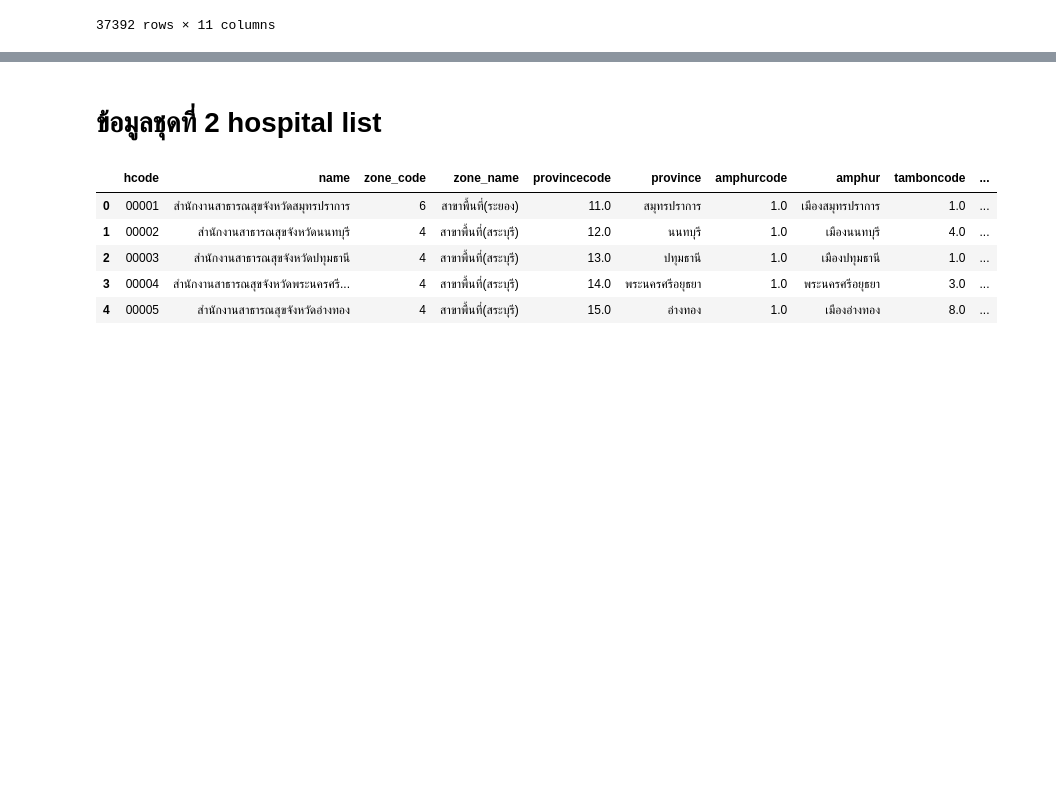
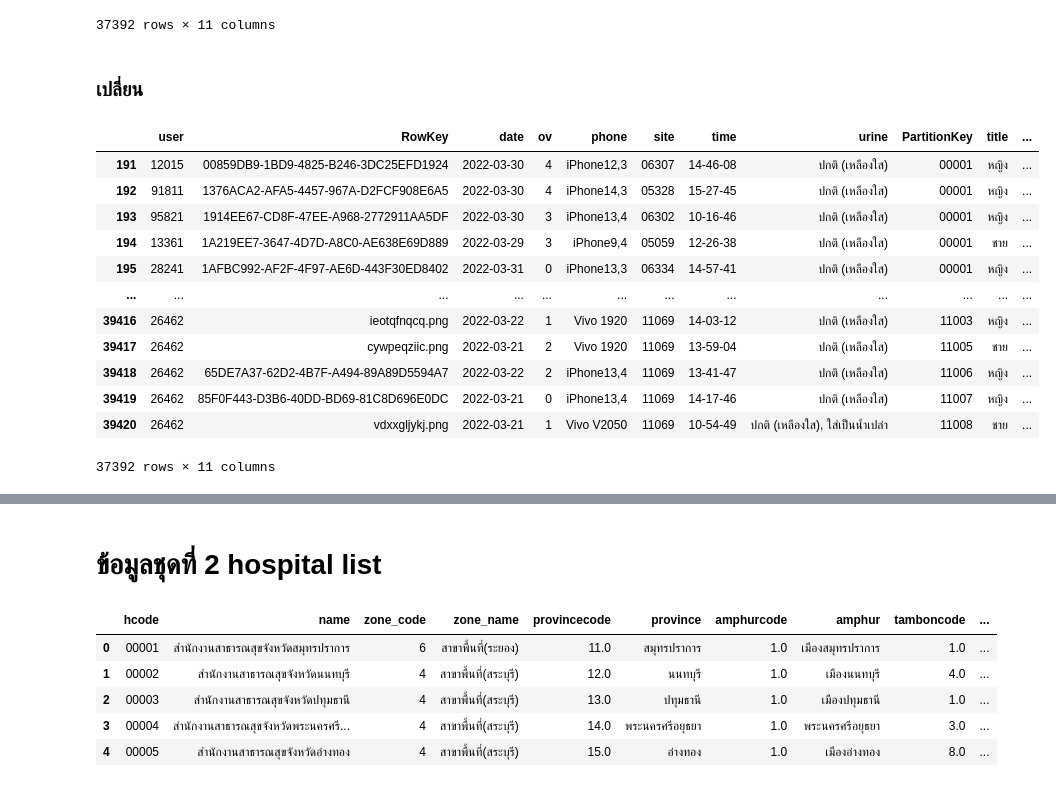
Before and after one commit to naruemonssp/data_viz_2022, a Jupyter notebook: Final_DataViz2022.ipynb, the cells around one changed output, grey strips where cells are left out. Cells and saved outputs as stored; diff of their text form; code cells hidden in the pictures; blank space fills up the shorter version.

```diff
--- a/Final_DataViz2022.ipynb
+++ b/Final_DataViz2022.ipynb
@@ -342,3 +332,31 @@ data_drop
 | 39419 | 26462 | 85F0F443-D3B6-40DD-BD69-81C8D696E0DC | 2022-03-21 | 0 | iPhone13,4 | 11069 | 14-17-46 | ปกติ (เหลืองใส) | 11007 | นาง | ... |
 | 39420 | 26462 | vdxxgljykj.png | 2022-03-21 | 1 | Vivo V2050 | 11069 | 10-54-49 | ปกติ (เหลืองใส), ใส่เป็นน้ำเปล่า | 11008 | นาย | ... |
 37392 rows × 11 columns
+# %% [markdown]
+### เปลี่ยน
+# %%
+data_gender = data_drop.replace({'  นาง':'หญิง', ' นาง':'หญิง', ' นางสาว':'หญิง',  ' นาย':'ชาย', 'Mrs':'หญิง',
+                                            'ชาย':'ชาย', 'ด.ช.':'ชาย', 'ด.ญ.':'หญิง',  'ด.ต.':'ไม่ระบุ',
+                                             'น':'ชาย', 'น.ส':'หญิง', 'น.ส ':'หญิง', 'น.ส.':'หญิง', 'นส':'หญิง',
+                                            'นส.':'หญิง',  'นาง.':'หญิง', 'นาง ':'หญิง',  'นาง':'หญิง', 'นส. ':'หญิง',
+                                             'นางl':'หญิง', 'นางสาว':'หญิง',  'นางสาว ':'หญิง', 'นางสาว                   ':'หญิง',  'นาน':'ชาย',
+                                            'นาว':'หญิง', 'นาย  ':'ชาย', 'นาย ':'ชาย', 'นาย':'ชาย',  'นาบ':'ชาย',
+                                            'นาวสาว':'หญิง',  'นา่ง':'หญิง', 'น่าย':'ชาย',  'พจอ.':'ไม่ระบุ', 'พระ':'ชาย',
+                                             'พระครุ':'ชาย', 'พระปลัด':'ชาย', 'พลฯ':'ไม่ระบุ',  'ร.ต.':'ไม่ระบุ', 'ร.ต.ต.':'ไม่ระบุ',
+                                             'ว่าที่ ร.ท.':'ไม่ระบุ', 'ว่าที่ ร.ต.':'ไม่ระบุ', 'รต.':'ไม่ระบุ', 'ร.ต.อ.':'ไม่ระบุ', 'ร.ต.ท.':'ไม่ระบุ',
+                                            'ว่าที่ร้อยตรี':'ไม่ระบุ', 'ส.อ.':'ไม่ระบุ',  'ืนาง':'หญิง', 'เด็กชาย':'ชาย', 'เด็กหญิง':'หญิง'})
+data_gender
+# %% [output]
+|  | user | RowKey | date | ov | phone | site | time | urine | PartitionKey | title | ... |
+| 191 | 12015 | 00859DB9-1BD9-4825-B246-3DC25EFD1924 | 2022-03-30 | 4 | iPhone12,3 | 06307 | 14-46-08 | ปกติ (เหลืองใส) | 00001 | หญิง | ... |
+| 192 | 91811 | 1376ACA2-AFA5-4457-967A-D2FCF908E6A5 | 2022-03-30 | 4 | iPhone14,3 | 05328 | 15-27-45 | ปกติ (เหลืองใส) | 00001 | หญิง | ... |
+| 193 | 95821 | 1914EE67-CD8F-47EE-A968-2772911AA5DF | 2022-03-30 | 3 | iPhone13,4 | 06302 | 10-16-46 | ปกติ (เหลืองใส) | 00001 | หญิง | ... |
+| 194 | 13361 | 1A219EE7-3647-4D7D-A8C0-AE638E69D889 | 2022-03-29 | 3 | iPhone9,4 | 05059 | 12-26-38 | ปกติ (เหลืองใส) | 00001 | ชาย | ... |
+| 195 | 28241 | 1AFBC992-AF2F-4F97-AE6D-443F30ED8402 | 2022-03-31 | 0 | iPhone13,3 | 06334 | 14-57-41 | ปกติ (เหลืองใส) | 00001 | หญิง | ... |
+| ... | ... | ... | ... | ... | ... | ... | ... | ... | ... | ... | ... |
+| 39416 | 26462 | ieotqfnqcq.png | 2022-03-22 | 1 | Vivo 1920 | 11069 | 14-03-12 | ปกติ (เหลืองใส) | 11003 | หญิง | ... |
+| 39417 | 26462 | cywpeqziic.png | 2022-03-21 | 2 | Vivo 1920 | 11069 | 13-59-04 | ปกติ (เหลืองใส) | 11005 | ชาย | ... |
+| 39418 | 26462 | 65DE7A37-62D2-4B7F-A494-89A89D5594A7 | 2022-03-22 | 2 | iPhone13,4 | 11069 | 13-41-47 | ปกติ (เหลืองใส) | 11006 | หญิง | ... |
+| 39419 | 26462 | 85F0F443-D3B6-40DD-BD69-81C8D696E0DC | 2022-03-21 | 0 | iPhone13,4 | 11069 | 14-17-46 | ปกติ (เหลืองใส) | 11007 | หญิง | ... |
+| 39420 | 26462 | vdxxgljykj.png | 2022-03-21 | 1 | Vivo V2050 | 11069 | 10-54-49 | ปกติ (เหลืองใส), ใส่เป็นน้ำเปล่า | 11008 | ชาย | ... |
+37392 rows × 11 columns
```
Also changed, not shown: parts of 6 cells of this notebook.
